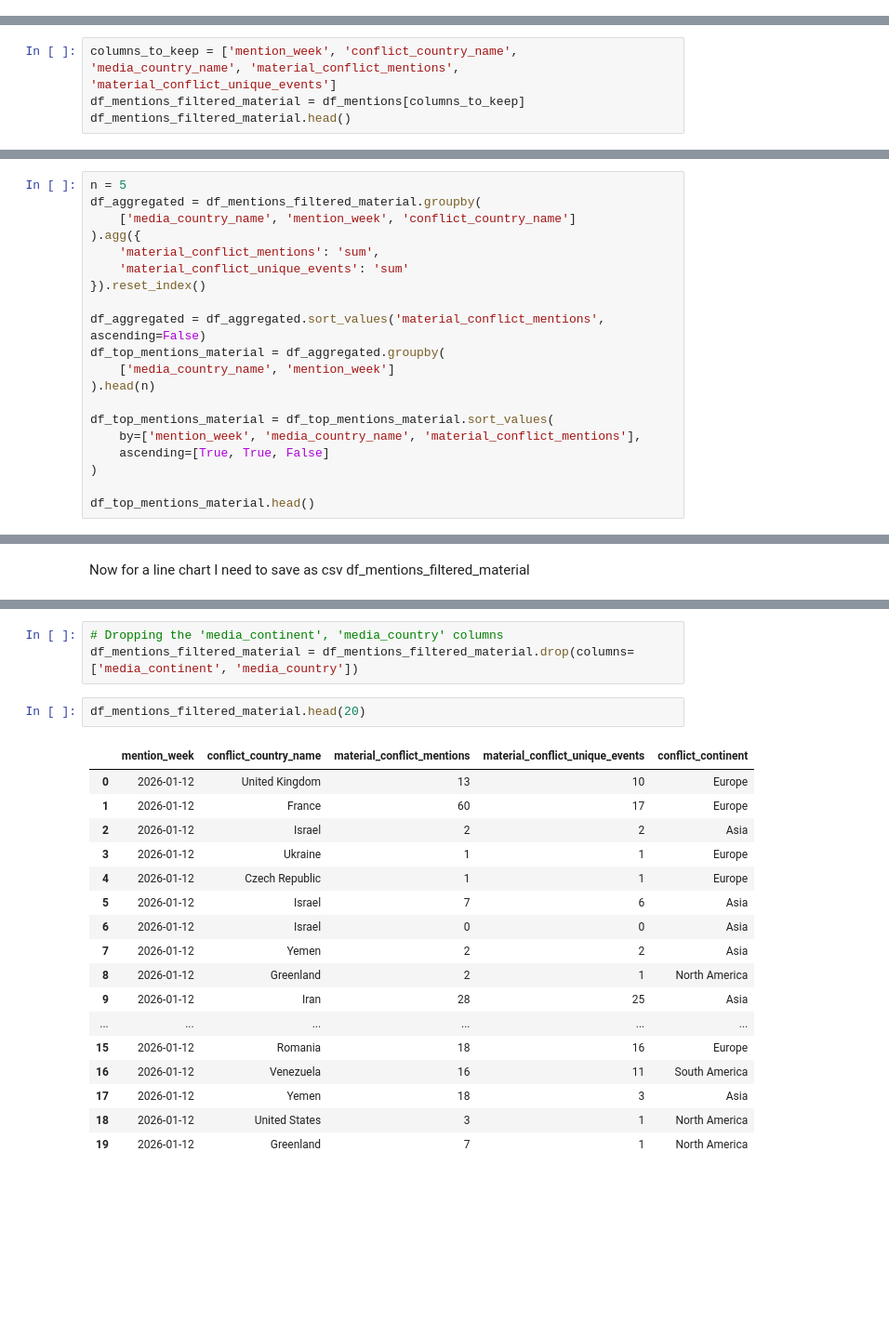
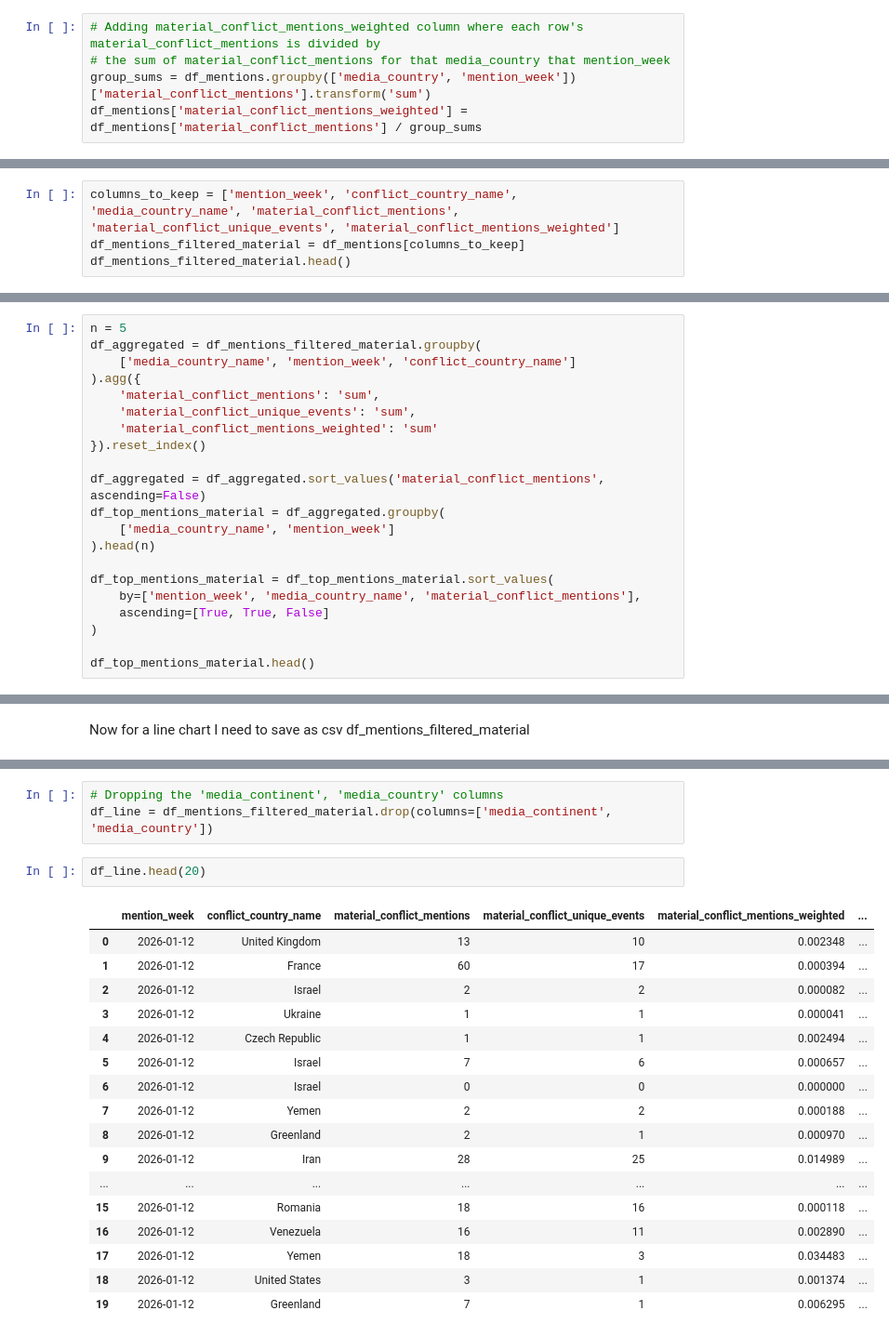
Before and after one commit to group-rho-dataviz/group-rho-dataviz.github.io, a Jupyter notebook: preprocessing/choropleth_map.ipynb, the cells around one changed output, grey strips where cells are left out. Shown at 93% size. Drawn from its saved outputs; the diff is of its cells as text; blank space fills up the shorter version.

```diff
--- a/preprocessing/choropleth_map.ipynb
+++ b/preprocessing/choropleth_map.ipynb
@@ -109,3 +109,8 @@ df_mentions.head()
 print((df_mentions[df_mentions['media_country'] == 'US']['material_conflict_mentions'].sum() / df_mentions['material_conflict_mentions'].sum())*100)
 # %% [output]
 51.989626316498075
+# %%
+# Adding material_conflict_mentions_weighted column where each row's material_conflict_mentions is divided by
+# the sum of material_conflict_mentions for that media_country that mention_week
+group_sums = df_mentions.groupby(['media_country', 'mention_week'])['material_conflict_mentions'].transform('sum')
+df_mentions['material_conflict_mentions_weighted'] = df_mentions['material_conflict_mentions'] / group_sums
@@ -166,7 +180,7 @@ In the following section we will extract another dataset containing only materia
 # %% [markdown]
 ## Material Conflict Only
 # %%
-columns_to_keep = ['mention_week', 'conflict_country_name', 'media_country_name', 'material_conflict_mentions', 'material_conflict_unique_events']
+columns_to_keep = ['mention_week', 'conflict_country_name', 'media_country_name', 'material_conflict_mentions', 'material_conflict_unique_events', 'material_conflict_mentions_weighted']
 df_mentions_filtered_material = df_mentions[columns_to_keep]
 df_mentions_filtered_material.head()
 # %% [output]
@@ -182,7 +196,8 @@ df_aggregated = df_mentions_filtered_material.groupby(
     ['media_country_name', 'mention_week', 'conflict_country_name']
 ).agg({
     'material_conflict_mentions': 'sum',
-    'material_conflict_unique_events': 'sum'
+    'material_conflict_unique_events': 'sum',
+    'material_conflict_mentions_weighted': 'sum'
 }).reset_index()
 
 df_aggregated = df_aggregated.sort_values('material_conflict_mentions', ascending=False)
@@ -914,24 +923,24 @@ df_mentions_filtered_material.head()
 # %%
 # Dropping the 'media_continent', 'media_country' columns
-df_mentions_filtered_material = df_mentions_filtered_material.drop(columns=['media_continent', 'media_country'])
+df_line = df_mentions_filtered_material.drop(columns=['media_continent', 'media_country'])
 # %%
-df_mentions_filtered_material.head(20)
+df_line.head(20)
 # %% [output]
-|  | mention_week | conflict_country_name | material_conflict_mentions | material_conflict_unique_events | conflict_continent |
-| 0 | 2026-01-12 | United Kingdom | 13 | 10 | Europe |
-| 1 | 2026-01-12 | France | 60 | 17 | Europe |
-| 2 | 2026-01-12 | Israel | 2 | 2 | Asia |
-| 3 | 2026-01-12 | Ukraine | 1 | 1 | Europe |
-| 4 | 2026-01-12 | Czech Republic | 1 | 1 | Europe |
-| 5 | 2026-01-12 | Israel | 7 | 6 | Asia |
-| 6 | 2026-01-12 | Israel | 0 | 0 | Asia |
-| 7 | 2026-01-12 | Yemen | 2 | 2 | Asia |
-| 8 | 2026-01-12 | Greenland | 2 | 1 | North America |
-| 9 | 2026-01-12 | Iran | 28 | 25 | Asia |
-| ... | ... | ... | ... | ... | ... |
-| 15 | 2026-01-12 | Romania | 18 | 16 | Europe |
-| 16 | 2026-01-12 | Venezuela | 16 | 11 | South America |
-| 17 | 2026-01-12 | Yemen | 18 | 3 | Asia |
-| 18 | 2026-01-12 | United States | 3 | 1 | North America |
-| 19 | 2026-01-12 | Greenland | 7 | 1 | North America |
+|  | mention_week | conflict_country_name | material_conflict_mentions | material_conflict_unique_events | material_conflict_mentions_weighted | ... |
+| 0 | 2026-01-12 | United Kingdom | 13 | 10 | 0.002348 | ... |
+| 1 | 2026-01-12 | France | 60 | 17 | 0.000394 | ... |
+| 2 | 2026-01-12 | Israel | 2 | 2 | 0.000082 | ... |
+| 3 | 2026-01-12 | Ukraine | 1 | 1 | 0.000041 | ... |
+| 4 | 2026-01-12 | Czech Republic | 1 | 1 | 0.002494 | ... |
+| 5 | 2026-01-12 | Israel | 7 | 6 | 0.000657 | ... |
+| 6 | 2026-01-12 | Israel | 0 | 0 | 0.000000 | ... |
+| 7 | 2026-01-12 | Yemen | 2 | 2 | 0.000188 | ... |
+| 8 | 2026-01-12 | Greenland | 2 | 1 | 0.000970 | ... |
+| 9 | 2026-01-12 | Iran | 28 | 25 | 0.014989 | ... |
+| ... | ... | ... | ... | ... | ... | ... |
+| 15 | 2026-01-12 | Romania | 18 | 16 | 0.000118 | ... |
+| 16 | 2026-01-12 | Venezuela | 16 | 11 | 0.002890 | ... |
+| 17 | 2026-01-12 | Yemen | 18 | 3 | 0.034483 | ... |
+| 18 | 2026-01-12 | United States | 3 | 1 | 0.001374 | ... |
+| 19 | 2026-01-12 | Greenland | 7 | 1 | 0.006295 | ... |
 # %%
```
Also changed, not shown: parts of 33 cells of this notebook, 9 other files.
